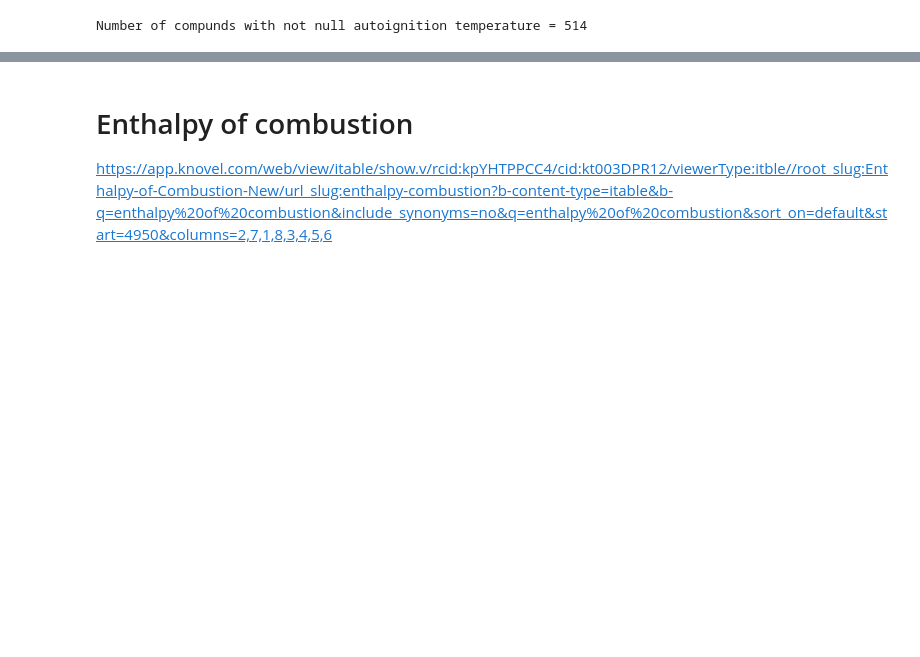
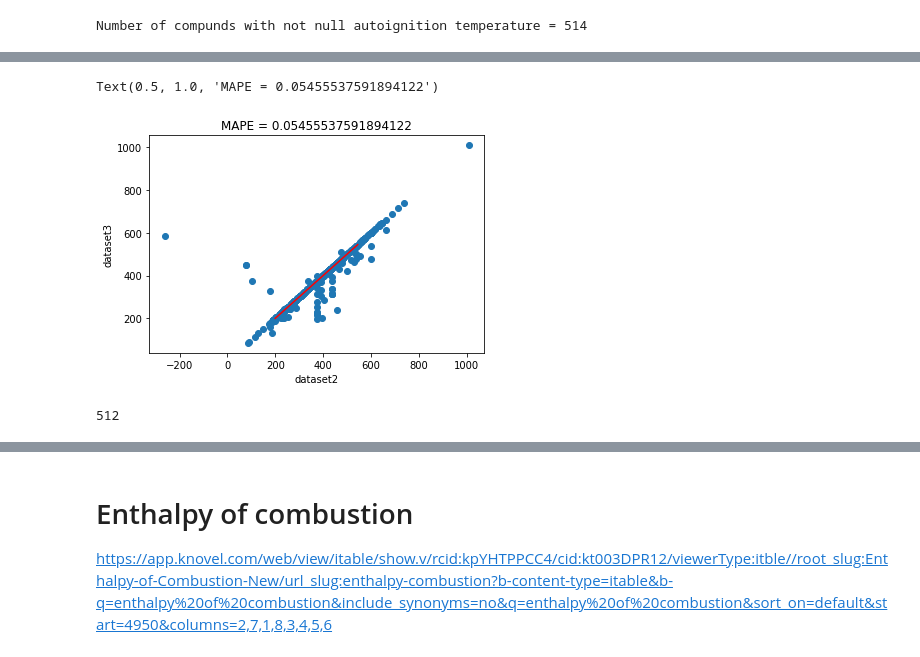
Before and after one commit to SergeyAnufriev/biofuels, a Jupyter notebook: Octane_and_phys_prop.ipynb, the cells around one changed output, grey strips where cells are left out. Drawn from its saved outputs; the diff is of its cells as text; code cells hidden in the pictures; blank space fills up the shorter version.

```diff
--- a/Octane_and_phys_prop.ipynb
+++ b/Octane_and_phys_prop.ipynb
@@ -262,0 +668,4 @@ Number of compunds with not null autoignition temperature = 514
+# %%
+df_auto1 = pd.read_csv(r'C:\Users\zcemg08\Desktop\data\autoignit_temp\autoignition_compilation_1\auto_combine1.csv')
+df_auto2 = pd.read_csv(r'C:\Users\zcemg08\Desktop\data\autoignit_temp\autoignition_compilation_2\auto_combine2.csv')
+df_auto3 = pd.read_csv(r'C:\Users\zcemg08\Desktop\data\autoignit_temp\autoignition_compilation_3\auto_combine3.csv')
@@ -262,0 +682,4 @@ Number of compunds with not null autoignition temperature = 514
+# %%
+df_auto2  = df_auto2.drop_duplicates(subset='SMILES')
+
+print(len(df_auto2))
@@ -262,0 +696,4 @@ Number of compunds with not null autoignition temperature = 514
+# %%
+df_auto3 = df_auto3.drop_duplicates(subset='SMILES')
+
+print(len(df_auto3))
@@ -262,0 +726,20 @@ Number of compunds with not null autoignition temperature = 514
+# %%
+df1        = df_auto2[['SMILES','auto_temp_C']]
+df2        = df_auto3[['SMILES','temp_C']]
+overlap    = pd.merge(df1,df2,on='SMILES',how='inner')
+
+x = overlap[list(overlap)[-1]].values
+y = overlap[list(overlap)[-2]].values
+
+plt.scatter(x,y)
+plt.plot(np.arange(200,550,5),np.arange(200,550,5),c='r')
+plt.xlabel('dataset2')
+plt.ylabel('dataset3')
+plt.title('MAPE = {}'.format(MAPE(x,y)))
+# %% [output]
+Text(0.5, 1.0, 'MAPE = 0.05455537591894122')
+[figure, added]
+# %%
+len(df_auto3)
+# %% [output]
+512
```
Also changed, not shown: parts of 174 cells of this notebook, 2 other files.
